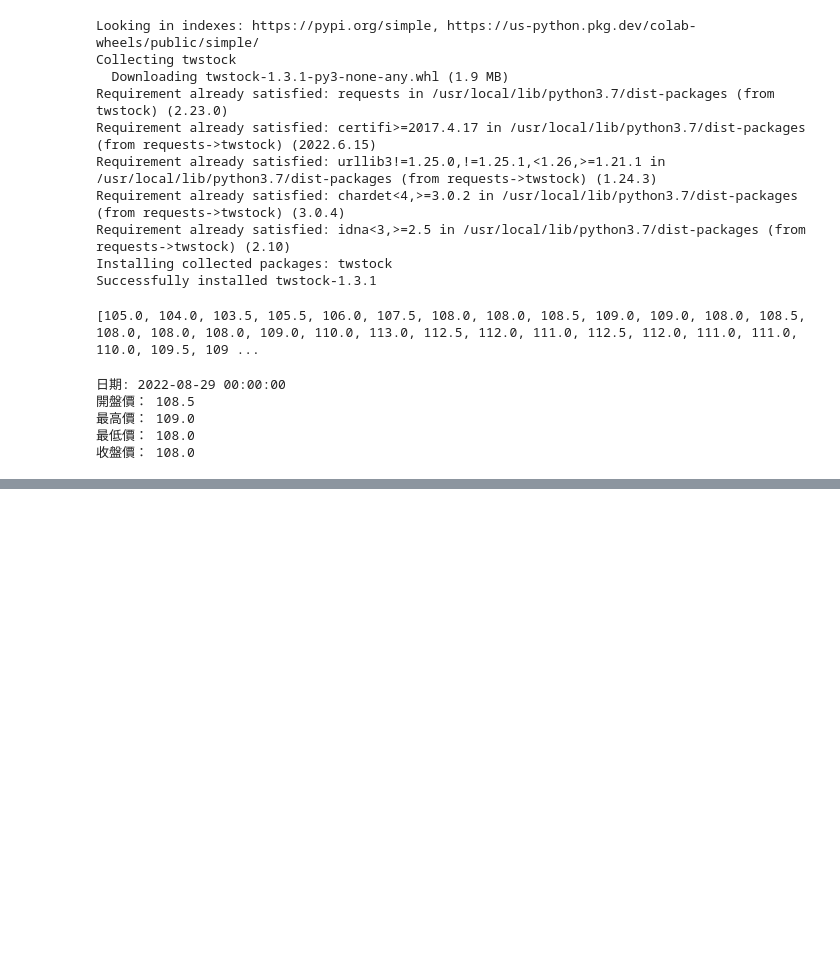
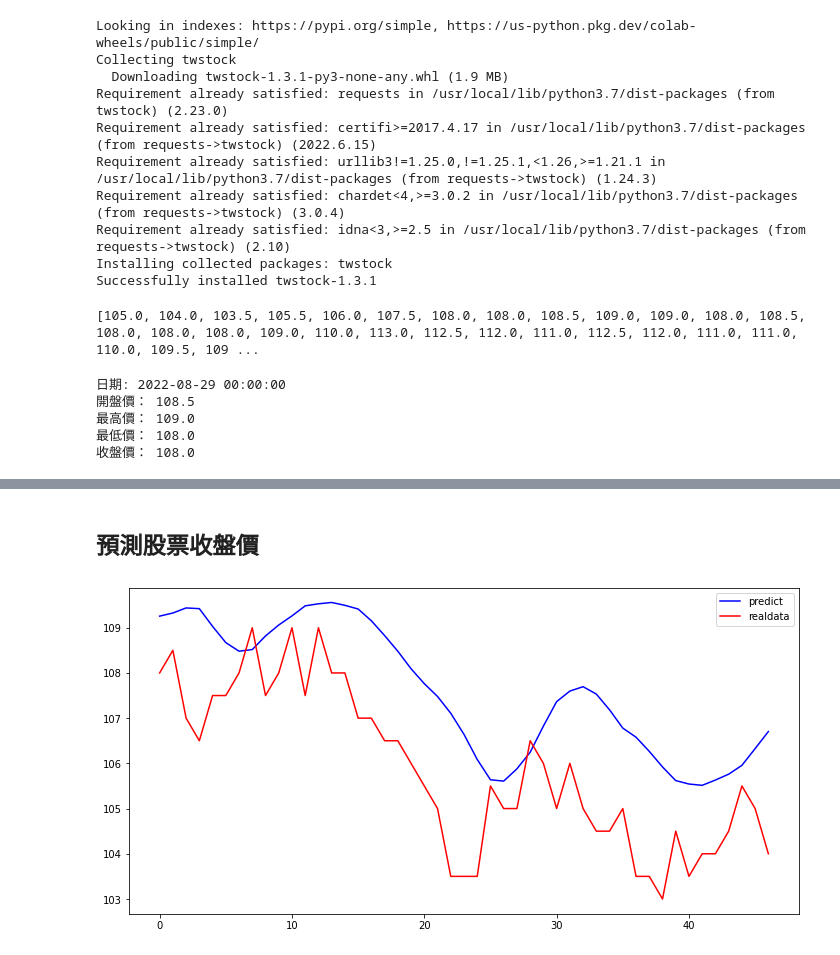
Before and after one commit to Roger8886/Taiwan-stock-prediction, a Jupyter notebook: Taiwan_stock_prediction.ipynb, the cells around one changed output, grey strips where cells are left out. Drawn from its saved outputs; the diff is of its cells as text; code cells hidden in the pictures; blank space fills up the shorter version.

Commit message:
baseline - predict stock price

```diff
--- a/Taiwan_stock_prediction.ipynb
+++ b/Taiwan_stock_prediction.ipynb
@@ -92,0 +105,6 @@ for i in range(startmonth, 13):
+# %%
+# 取得收盤價資料
+df = pd.read_csv("twstock2021.csv", encoding='big5')
+# %%
+dfprice = pd.DataFrame(df['收盤價'])
+dfprice
@@ -92,0 +125,7 @@ for i in range(startmonth, 13):
+# %%
+# 建立RNN資料串列
+sequence_length = 10
+data = []
+for i in range(len(dfprice) - sequence_length):
+    data.append(dfprice[i: i + sequence_length + 1])
+print(data[0])
@@ -92,0 +147,7 @@ for i in range(startmonth, 13):
+# %%
+sequence_length = 10
+scaler = MinMaxScaler()
+dfprice = scaler.fit_transform(dfprice)
+data = []
+for i in range(len(dfprice) - sequence_length):
+    data.append(dfprice[i: i + sequence_length + 1])
@@ -92,0 +222,38 @@ for i in range(startmonth, 13):
+# %% [markdown]
+## 預測股票收盤價
+# %%
+import pandas as pd
+import numpy as np
+import matplotlib.pyplot as plt
+from sklearn.preprocessing import MinMaxScaler
+from keras.models import load_model
+
+df = pd.read_csv("twstock2021.csv", encoding='big5')
+dfprice = pd.DataFrame(df['收盤價'])
+sequence_length = 10
+scaler = MinMaxScaler()
+dfprice = scaler.fit_transform(dfprice)
+data = []
+for i in range(len(dfprice) - sequence_length):
+    data.append(dfprice[i: i + sequence_length + 1])
+reshape_data = np.array(data)
+x = reshape_data[:, :-1]
+y = reshape_data[:, -1]
+split_boundary = int(reshape_data.shape[0]*0.8)
+train_x = x[: split_boundary]
+test_x = x[split_boundary:]
+train_y = y[: split_boundary]
+test_y = y[split_boundary:]
+
+model = load_model('stock_model.h5')
+predict = model.predict(test_x)
+predict = scaler.inverse_transform(predict)
+test_y = scaler.inverse_transform(test_y)
+
+plt.figure(figsize=(12,6))
+plt.plot(predict, 'b-')
+plt.plot(test_y, 'r-')
+plt.legend(['predict', 'realdata'])
+plt.show()
+# %% [output]
+[figure, added]
```
Also changed, not shown: parts of 16 cells of this notebook.
